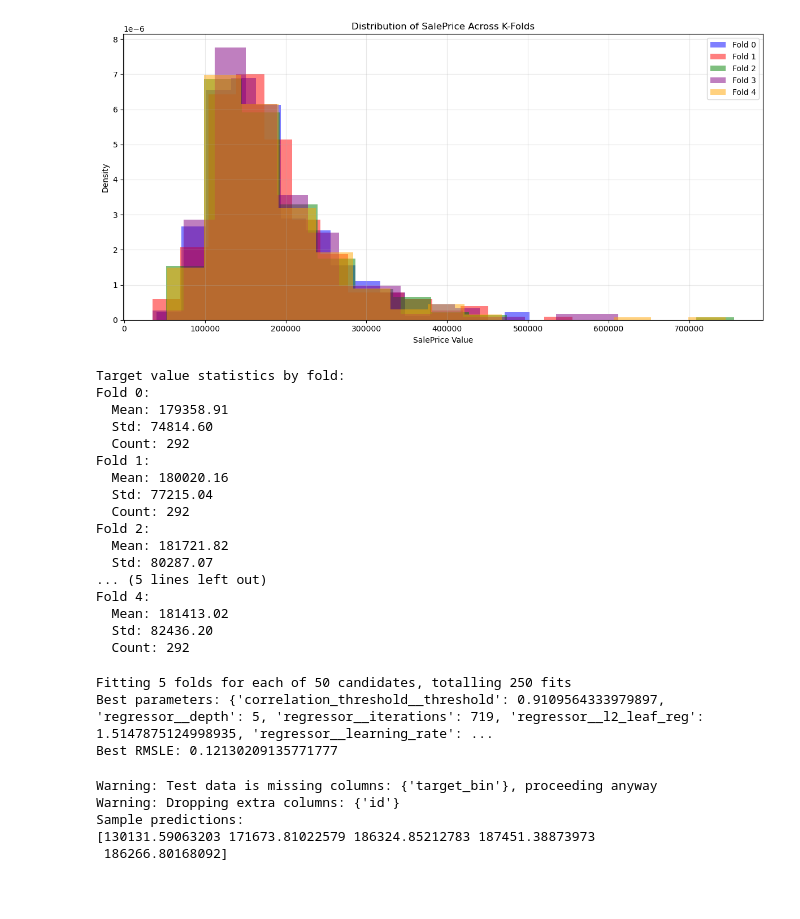
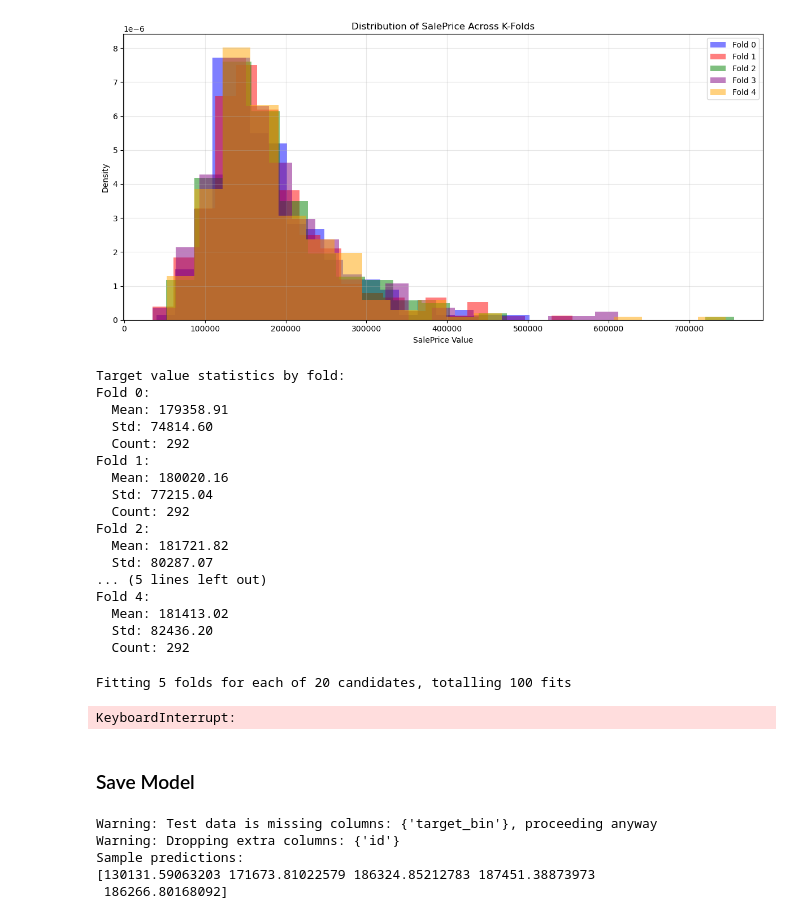
Before and after one commit to aditypatil/Machine-Learning, a Jupyter notebook: housing-prices/regression_automate.ipynb, the cells around one changed output. Saved outputs shown, nothing was run; the diff lists cells and outputs as text; code cells hidden in the pictures; blank space fills up the shorter version.

```diff
--- a/housing-prices/regression_automate.ipynb
+++ b/housing-prices/regression_automate.ipynb
@@ -39,7 +39,7 @@ cval = cv.CrossValidation(df_tr, target_cols=[TARGET], num_folds=NUM_FOLDS, prob
 df_split = cval.split()
 # %%
 # Create bins for the target variable
-n_bins = 15  # You can adjust the number of bins
+n_bins = 20  # You can adjust the number of bins
 target_bins = pd.cut(df_split[TARGET], bins=n_bins)
 
 # Add the binned values to the dataframe
@@ -55,34 +55,34 @@ colors = ['blue', 'red', 'green', 'purple', 'orange']
 for fold in range(NUM_FOLDS):
     fold_data = df_split[df_split['kfold'] == fold][TARGET]
     plt.hist(
         fold_data,
         bins=n_bins,
         alpha=0.5,
         label=f'Fold {fold}',
         color=colors[fold % len(colors)],
         density=True  # Normalize to show density instead of counts
     )
 
 plt.xlabel(f'{TARGET} Value')
 plt.ylabel('Density')
 plt.title(f'Distribution of {TARGET} Across K-Folds')
 plt.legend()
 plt.grid(True, alpha=0.3)
 
 # Adjust layout and display
 plt.tight_layout()
 plt.show()
 
 # Optional: Print some statistics
 print("\nTarget value statistics by fold:")
 for fold in range(NUM_FOLDS):
     fold_data = df_split[df_split['kfold'] == fold][TARGET]
     print(f"Fold {fold}:")
     print(f"  Mean: {fold_data.mean():.2f}")
     print(f"  Std: {fold_data.std():.2f}")
     print(f"  Count: {len(fold_data)}")
 # %% [output]
-[figure, old version]
+[figure, new version]
 Target value statistics by fold:
 Fold 0:
   Mean: 179358.91
@@ -101,10 +101,8 @@ Fold 4:
   Std: 82436.20
   Count: 292
 # %%
-
 regression_metrics = mm.RegressionMetrics()
 rmsle_scorer = make_scorer(regression_metrics._rmsle, greater_is_better=False)
-
 
 # Load data
 df = df_split.drop(columns=[TARGET, 'kfold', 'id'], axis=1, errors='ignore')
@@ -142,13 +140,14 @@ one_hot_cols = [col for col in df.select_dtypes(include=['object']).columns
                 if col not in [cfg[0] for cfg in ordinal_configs] + ['YearRemodAdd_binned', 'GarageYrBlt_binned']]
 
 binary_cols = []
+
 auto_cols = []
 
 numeric_cols = [col for col in df.select_dtypes(include=['float64', 'int64']).columns
                 if col not in ['MSSubClass', 'YearBuilt', 'YearRemodAdd', 'BsmtFullBath', 'BsmtHalfBath',
                                'FullBath', 'HalfBath', 'BedroomAbvGr', 'KitchenAbvGr', 'TotRmsAbvGrd',
                                'Fireplaces', 'GarageYrBlt', 'GarageCars', 'EnclosedPorch', '3SsnPorch',
-                               'ScreenPorch', 'PoolArea', 'MiscVal', 'MoSold', 'YrSold', 'SalePrice']]
+                               'ScreenPorch', 'PoolArea', 'MiscVal', 'MoSold', 'YrSold', TARGET]]
 
 impute_dict = {
     'LotFrontage': 0,
@@ -170,7 +169,6 @@ binning_configs = {
     }
 }
 
-
 # Define the pipeline
 preprocessor = le.Preprocessor(
     ordinal_configs=ordinal_configs,
@@ -180,29 +178,42 @@ preprocessor = le.Preprocessor(
     numeric_cols=numeric_cols,
     impute_dict=impute_dict,
     binning_configs=binning_configs,
-    cardinality_threshold=5
+    cardinality_threshold=4
 )
+
+# discretizer = KBinsDiscretizer(n_bins=5, encode='ordinal', strategy='uniform')
+# keep_original = FunctionTransformer(lambda x: x, validate=False)
+# preprocessor2 = ColumnTransformer(
+#     transformers=[
+#         ('num_to_cat', discretizer, numeric_cols),  # Binned categorical versions or numerics
+#         ('keep_num', keep_original, [col for col in numeric_cols if col not in ['LotFrontage','MasVnrArea','YearRemodAdd','GarageYrBlt']])   # Original numeric variables
+#     ],
+#     remainder='passthrough'  # Keep other columns unchanged
+# )
 
 pipeline = Pipeline([
     ('preprocessor', preprocessor),
+    # ('preprocessor2', preprocessor2),
     ('correlation_threshold', le.CorrelationThreshold(threshold=0.94)),
-    ('regressor', CatBoostRegressor(verbose=0, random_state=42))
+    ('regressor', dispatcher.MODELS[MODEL])
 ])
 
 # Define parameter grid for RandomizedSearchCV
 param_dist = {
+    'preprocessor__cardinality_threshold': stats.randint(4,6),
     'correlation_threshold__threshold': stats.uniform(0.85, 0.1),
-    'regressor__iterations': stats.randint(500, 1500),
-    'regressor__learning_rate': stats.uniform(0.01, 0.2),
+    'regressor__iterations': stats.randint(500, 5000),
+    'regressor__learning_rate': stats.uniform(1e-2, 0.9),
     'regressor__depth': stats.randint(4, 10),
     'regressor__l2_leaf_reg': stats.uniform(1, 10)
+    # 'regressor__alpha': stats.loguniform(1e-3, 10)
 }
 
 # Optimize with RandomizedSearchCV
 random_search = RandomizedSearchCV(
     pipeline,
     param_distributions=param_dist,
-    n_iter=50,
+    n_iter=20,
     cv=cv_folds,
     scoring=rmsle_scorer,
     random_state=42,
@@ -221,9 +232,10 @@ print("Best RMSLE:", -random_search.best_score_)
 # Use the best model for predictions
 best_model = random_search.best_estimator_
 # %% [output]
-Fitting 5 folds for each of 50 candidates, totalling 250 fits
-Best parameters: {'correlation_threshold__threshold': 0.9109564333979897, 'regressor__depth': 5, 'regressor__iterations': 719, 'regressor__l2_leaf_reg': 1.5147875124998935, 'regressor__learning_rate': ...
-Best RMSLE: 0.12130209135771777
+Fitting 5 folds for each of 20 candidates, totalling 100 fits
+KeyboardInterrupt:
+# %% [markdown]
+### Save Model
 # %%
 import joblib
 import json
```
Also changed, not shown: parts of 1 cell of this notebook, 2 other files.
